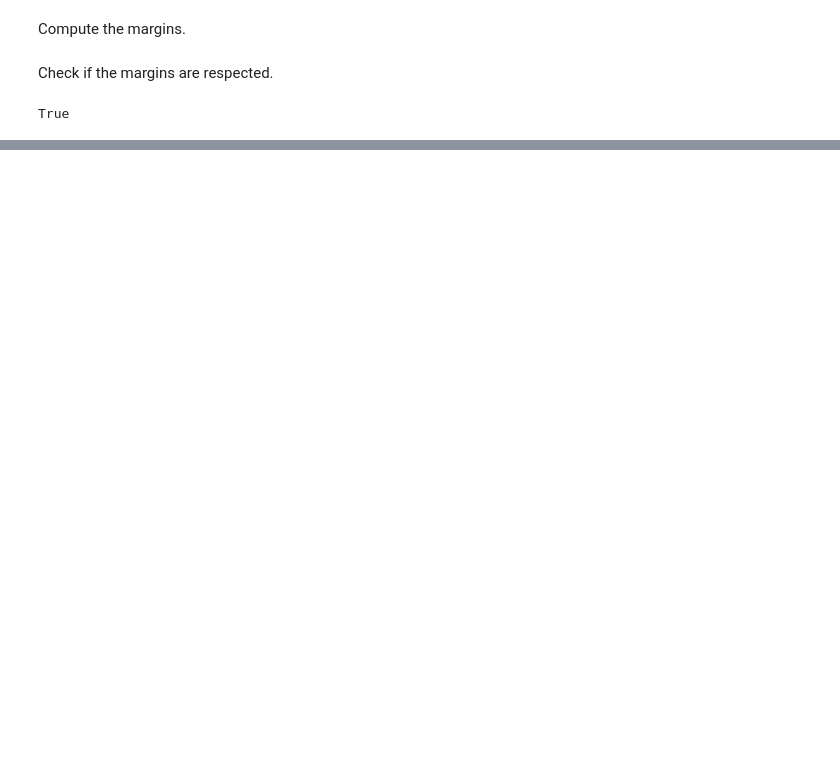
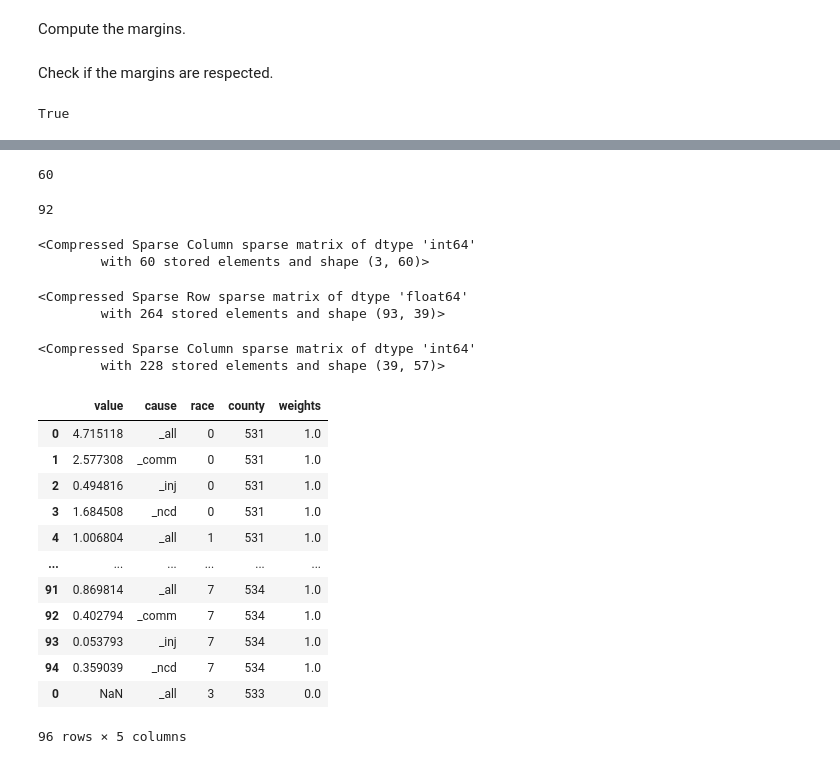
Before and after one commit to ihmeuw-msca/raking, a Jupyter notebook: docs/experimental_notebooks/missing_data.ipynb, the cells around one changed output, grey strips where cells are left out. Cells and saved outputs as stored; diff of their text form; code cells hidden in the pictures; blank space fills up the shorter version.

Commit message:
add missing data example to reproduce the bug

```diff
--- a/docs/experimental_notebooks/missing_data.ipynb
+++ b/docs/experimental_notebooks/missing_data.ipynb
@@ -106,0 +76,9 @@ ValueError: operands could not be broadcast together with shapes (93,) (92,)
+# %%
+df2 = pd.concat([ \
+    df, \
+    pd.DataFrame({ \
+        'value': [np.nan], \
+        'cause': ['_all'], \
+        'race': [3], \
+        'county': [533], \
+        'weights': [0.0]})])
@@ -106,0 +99,39 @@ ValueError: operands could not be broadcast together with shapes (93,) (92,)
+# %%
+len(data2['span'])
+# %% [output]
+60
+# %%
+len(data2['vec_w'])
+# %% [output]
+92
+# %%
+data2['mat_c']
+# %% [output]
+<Compressed Sparse Column sparse matrix of dtype 'int64'
+        with 60 stored elements and shape (3, 60)>
+# %%
+solver2.mat_o
+# %% [output]
+<Compressed Sparse Row sparse matrix of dtype 'float64'
+        with 264 stored elements and shape (93, 39)>
+# %%
+data2['mat_mc1']
+# %% [output]
+<Compressed Sparse Column sparse matrix of dtype 'int64'
+        with 228 stored elements and shape (39, 57)>
+# %%
+df2.loc[df2.weights!=np.inf]
+# %% [output]
+|  | value | cause | race | county | weights |
+| 0 | 4.715118 | _all | 0 | 531 | 1.0 |
+| 1 | 2.577308 | _comm | 0 | 531 | 1.0 |
+| 2 | 0.494816 | _inj | 0 | 531 | 1.0 |
+| 3 | 1.684508 | _ncd | 0 | 531 | 1.0 |
+| 4 | 1.006804 | _all | 1 | 531 | 1.0 |
+| ... | ... | ... | ... | ... | ... |
+| 91 | 0.869814 | _all | 7 | 534 | 1.0 |
+| 92 | 0.402794 | _comm | 7 | 534 | 1.0 |
+| 93 | 0.053793 | _inj | 7 | 534 | 1.0 |
+| 94 | 0.359039 | _ncd | 7 | 534 | 1.0 |
+| 0 | NaN | _all | 3 | 533 | 0.0 |
+96 rows × 5 columns
```
Also changed, not shown: parts of 14 cells of this notebook, 2 other files.
